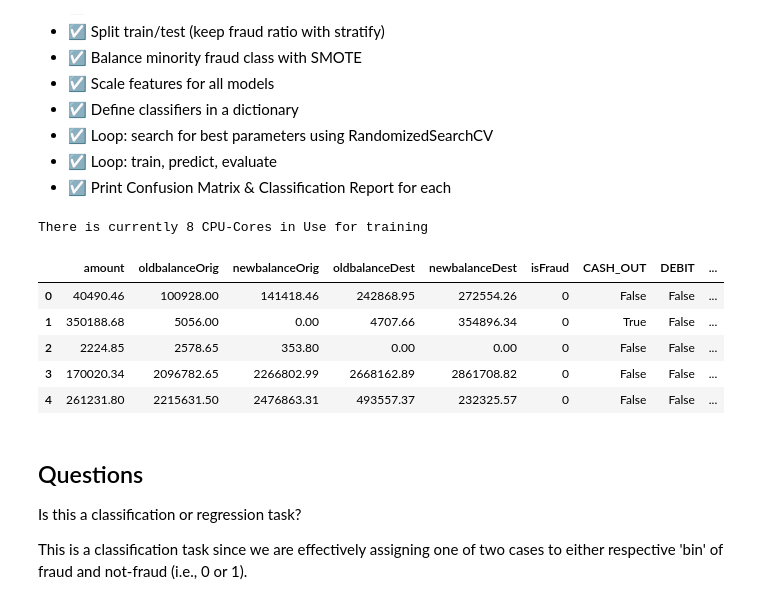
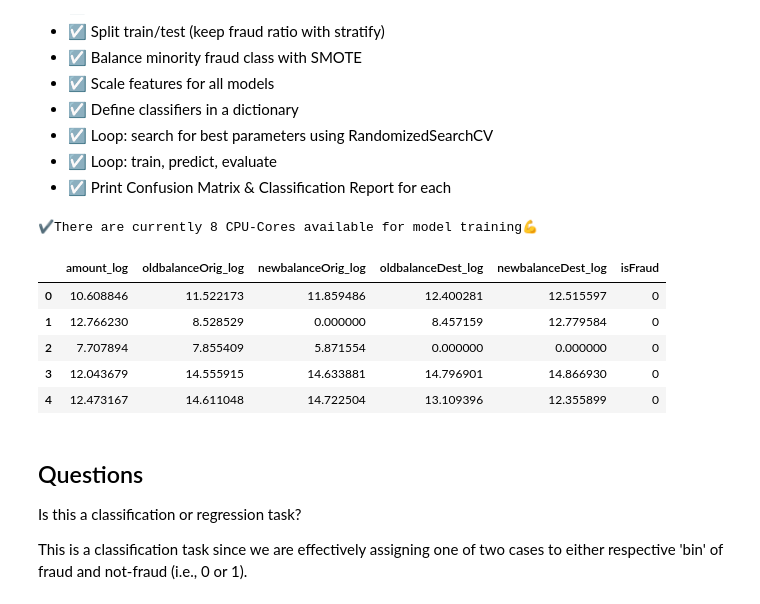
Before and after one commit to DataEden/The-Knowledge-House-2025, a Jupyter notebook: T-Labs/ML-Fraud-Detection/notebooks/model_train.ipynb, the cells around one changed output. Drawn from its saved outputs; the diff is of its cells as text; code cells hidden in the pictures.

Commit message:
Update model cells

```diff
--- a/T-Labs/ML-Fraud-Detection/notebooks/model_train.ipynb
+++ b/T-Labs/ML-Fraud-Detection/notebooks/model_train.ipynb
@@ -45,9 +45,9 @@ from sklearn.naive_bayes import GaussianNB
 from sklearn.preprocessing import StandardScaler
 from imblearn.over_sampling import SMOTE
 
-# Max num n_jobs/processor(s) that can be used
+# Max num n_jobs/processor(s) that's available for used
 from joblib import cpu_count
-print(f"There is currently {cpu_count()} CPU-Cores in Use for training")
+print(f"✔️There are currently {cpu_count()} CPU-Cores available for model training💪")
 
 # Load evaluation metrics
 from sklearn.metrics import confusion_matrix, classification_report
@@ -58,20 +58,34 @@ from sklearn.model_selection import train_test_split, RandomizedSearchCV, GridSe
 import matplotlib.pyplot as plt
 import seaborn as sns
 # %% [output]
-There is currently 8 CPU-Cores in Use for training
+✔️There are currently 8 CPU-Cores available for model training💪
 # %%
-# read in csv file to pandas dataframe
-df_baseline_hot_encode = pd.read_csv("../data/baseline_hot_encode.csv")
+# read in csv files to pandas dataframe
+# Baseline transactions
+df_baseline = pd.read_csv("../data/baseline_transacts.csv")
+
+# Baseline dummy encoding transform
+df_base_dummy_encode = pd.read_csv("../data/baseline_dummy_encode_transacts.csv")
+
+# Log feature transform
+df_log_transacts = pd.read_csv("../data/log_transacts.csv")
+
+# Log and dummy encoding transforms
+df_dummy_encode_transacts = pd.read_csv("../data/log_dummy_encode_transacts.csv")
+
+
+# Log, change in transaction, and dummy encoding transforms
+df_log_diff_dummy_encode = pd.read_csv("../data/log_diff_dummy_transacts.csv")
 # %%
 # first five rows
-df_baseline_hot_encode.head()
+df_log_transacts.head()
 # %% [output]
-|  | amount | oldbalanceOrig | newbalanceOrig | oldbalanceDest | newbalanceDest | isFraud | CASH_OUT | DEBIT | ... |
-| 0 | 40490.46 | 100928.00 | 141418.46 | 242868.95 | 272554.26 | 0 | False | False | ... |
-| 1 | 350188.68 | 5056.00 | 0.00 | 4707.66 | 354896.34 | 0 | True | False | ... |
-| 2 | 2224.85 | 2578.65 | 353.80 | 0.00 | 0.00 | 0 | False | False | ... |
-| 3 | 170020.34 | 2096782.65 | 2266802.99 | 2668162.89 | 2861708.82 | 0 | False | False | ... |
-| 4 | 261231.80 | 2215631.50 | 2476863.31 | 493557.37 | 232325.57 | 0 | False | False | ... |
+|  | amount_log | oldbalanceOrig_log | newbalanceOrig_log | oldbalanceDest_log | newbalanceDest_log | isFraud |
+| 0 | 10.608846 | 11.522173 | 11.859486 | 12.400281 | 12.515597 | 0 |
+| 1 | 12.766230 | 8.528529 | 0.000000 | 8.457159 | 12.779584 | 0 |
+| 2 | 7.707894 | 7.855409 | 5.871554 | 0.000000 | 0.000000 | 0 |
+| 3 | 12.043679 | 14.555915 | 14.633881 | 14.796901 | 14.866930 | 0 |
+| 4 | 12.473167 | 14.611048 | 14.722504 | 13.109396 | 12.355899 | 0 |
 # %% [markdown]
 ## Questions
 Is this a classification or regression task?
```
Also changed, not shown: parts of 2 cells of this notebook.
